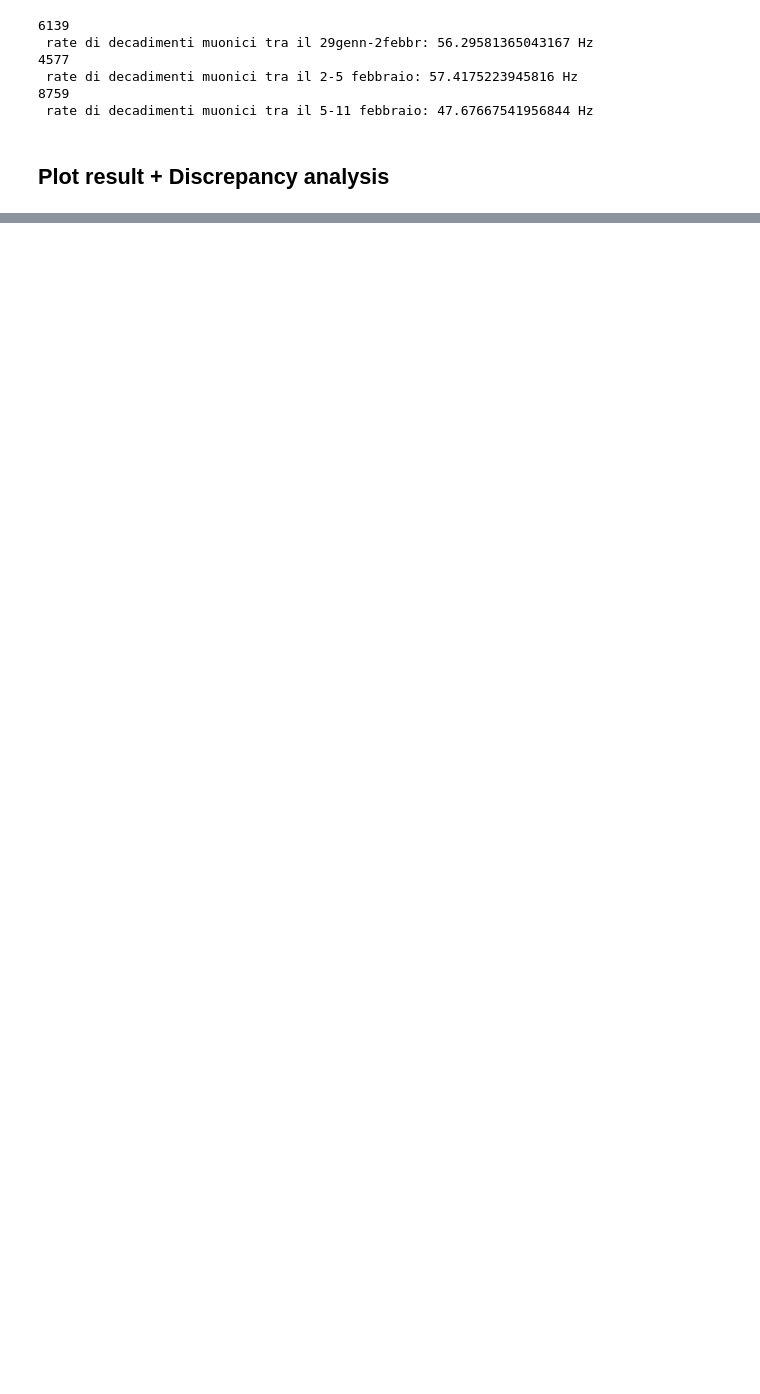
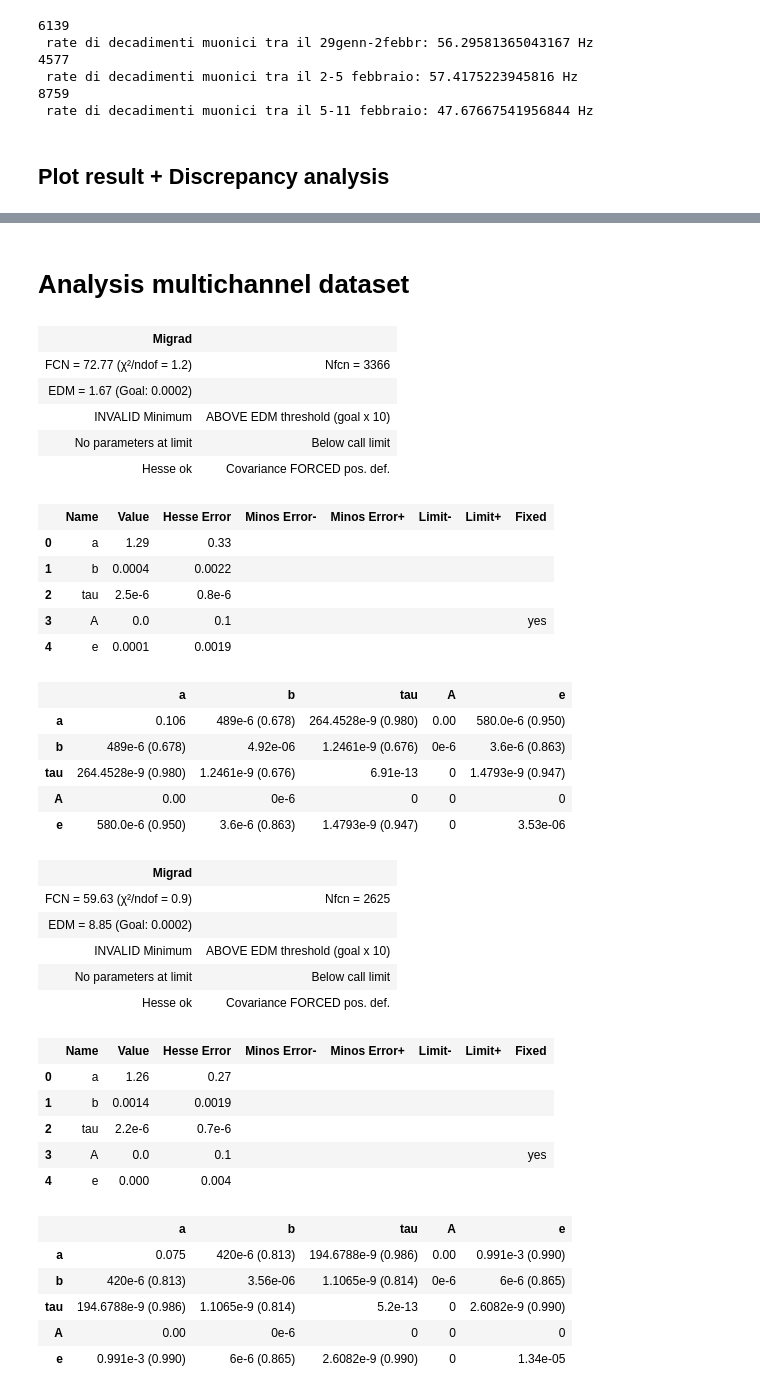
Before and after one commit to Matti-z/Lab-muons, a Jupyter notebook: hist_definitivo.ipynb, the cells around one changed output, grey strips where cells are left out. Cells and saved outputs as stored; diff of their text form; code cells hidden in the pictures; blank space fills up the shorter version.

```diff
--- a/hist_definitivo.ipynb
+++ b/hist_definitivo.ipynb
@@ -56,6 +56,15 @@ def gauss_fit( cdf , N , mu , sigma , count , edges):
     n.migrad(ncall = 1000000)
     n.hesse()
     return n
+
+def dataset_splitter(data: np.ndarray) -> tuple[np.ndarray, np.ndarray]:
+    data = data.T
+    discriminator = np.array([bool(i) for i in data[1]])
+
+
+    data_g = data[0][discriminator]
+    data_p = data[0][~discriminator]
+    return data_g, data_p
 
 
 #! Funzione per generalizzare la funzione usando la lunghezza del dataset
@@ -368,0 +384,51 @@ minuit.hesse()
+# %% [markdown]
+# Analysis multichannel dataset
+# %%
+data_g_refact = data_g[data_g>5e-7]
+data_p_refact = data_p[data_p>5e-7]
+
+exp_unif_args = {"a": 0.9, "b": 0, "tau": TAU_MU , "A":0 , "e": max(data_refact)}
+g = dataset_analysis( data_g_refact , exp_unif , bins = n_bins , args=exp_unif_args)
+
+end(g)
+
+p = dataset_analysis( data_p_refact , exp_unif , bins = n_bins , args=exp_unif_args)
+
+end(p)
+# %% [output]
+| Migrad |  |
+| FCN = 72.77 (χ²/ndof = 1.2) | Nfcn = 3366 |
+| EDM = 1.67 (Goal: 0.0002) |  |
+| INVALID Minimum | ABOVE EDM threshold (goal x 10) |
+| No parameters at limit | Below call limit |
+| Hesse ok | Covariance FORCED pos. def. |
+|  | Name | Value | Hesse Error | Minos Error- | Minos Error+ | Limit- | Limit+ | Fixed |
+| 0 | a | 1.29 | 0.33 |  |  |  |  |  |
+| 1 | b | 0.0004 | 0.0022 |  |  |  |  |  |
+| 2 | tau | 2.5e-6 | 0.8e-6 |  |  |  |  |  |
+| 3 | A | 0.0 | 0.1 |  |  |  |  | yes |
+| 4 | e | 0.0001 | 0.0019 |  |  |  |  |  |
+|  | a | b | tau | A | e |
+| a | 0.106 | 489e-6 (0.678) | 264.4528e-9 (0.980) | 0.00 | 580.0e-6 (0.950) |
+| b | 489e-6 (0.678) | 4.92e-06 | 1.2461e-9 (0.676) | 0e-6 | 3.6e-6 (0.863) |
+| tau | 264.4528e-9 (0.980) | 1.2461e-9 (0.676) | 6.91e-13 | 0 | 1.4793e-9 (0.947) |
+| A | 0.00 | 0e-6 | 0 | 0 | 0 |
+| e | 580.0e-6 (0.950) | 3.6e-6 (0.863) | 1.4793e-9 (0.947) | 0 | 3.53e-06 |
+| Migrad |  |
+| FCN = 59.63 (χ²/ndof = 0.9) | Nfcn = 2625 |
+| EDM = 8.85 (Goal: 0.0002) |  |
+| INVALID Minimum | ABOVE EDM threshold (goal x 10) |
+| No parameters at limit | Below call limit |
+| Hesse ok | Covariance FORCED pos. def. |
+|  | Name | Value | Hesse Error | Minos Error- | Minos Error+ | Limit- | Limit+ | Fixed |
+| 0 | a | 1.26 | 0.27 |  |  |  |  |  |
+| 1 | b | 0.0014 | 0.0019 |  |  |  |  |  |
+| 2 | tau | 2.2e-6 | 0.7e-6 |  |  |  |  |  |
+| 3 | A | 0.0 | 0.1 |  |  |  |  | yes |
+| 4 | e | 0.000 | 0.004 |  |  |  |  |  |
+|  | a | b | tau | A | e |
+| a | 0.075 | 420e-6 (0.813) | 194.6788e-9 (0.986) | 0.00 | 0.991e-3 (0.990) |
+| b | 420e-6 (0.813) | 3.56e-06 | 1.1065e-9 (0.814) | 0e-6 | 6e-6 (0.865) |
+| tau | 194.6788e-9 (0.986) | 1.1065e-9 (0.814) | 5.2e-13 | 0 | 2.6082e-9 (0.990) |
+| A | 0.00 | 0e-6 | 0 | 0 | 0 |
+| e | 0.991e-3 (0.990) | 6e-6 (0.865) | 2.6082e-9 (0.990) | 0 | 1.34e-05 |
```
Also changed, not shown: parts of 10 cells of this notebook.
